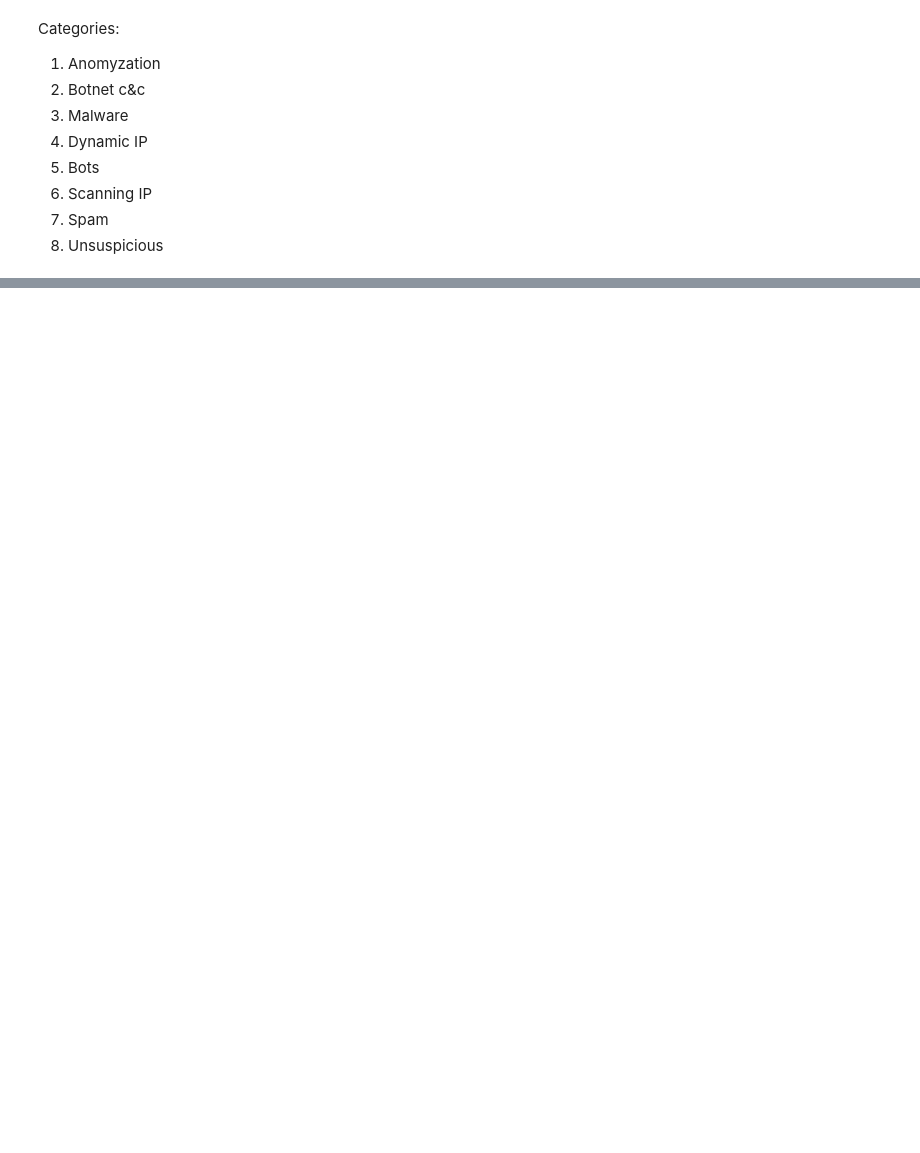
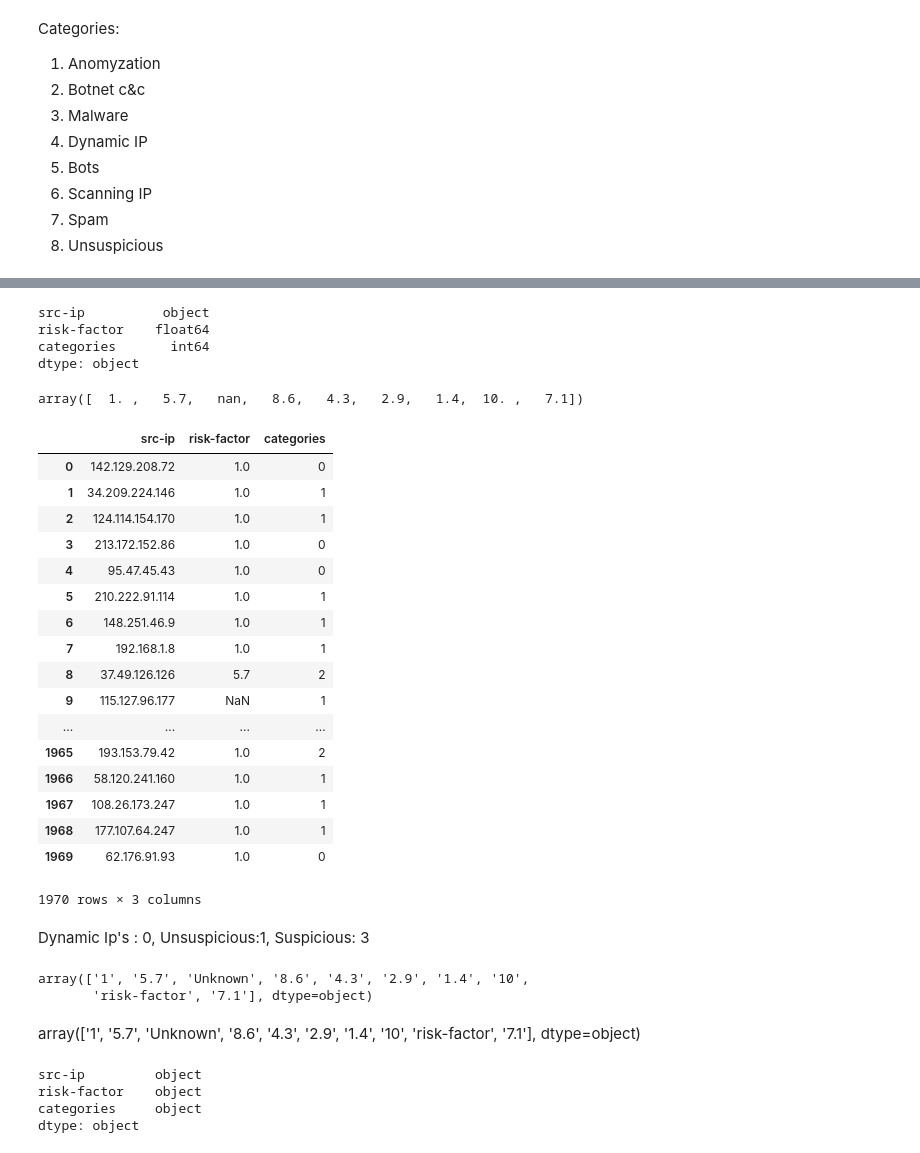
Before and after one commit to shradhaN/Major-Project, a Jupyter notebook: clean-categorizaation.ipynb, the cells around one changed output, grey strips where cells are left out. Saved outputs shown, nothing was run; the diff lists cells and outputs as text; code cells hidden in the pictures; blank space fills up the shorter version.

```diff
--- a/clean-categorizaation.ipynb
+++ b/clean-categorizaation.ipynb
@@ -35,0 +177,2 @@ Categories:
+# %%
+df = pd.read_csv("categories_as_numeric.csv")
@@ -35,0 +183,7 @@ Categories:
+# %%
+df.dtypes
+# %% [output]
+src-ip          object
+risk-factor    float64
+categories       int64
+dtype: object
@@ -35,0 +192,2 @@ Categories:
+# %%
+df['risk-factor']=df['risk-factor'].fillna(df['risk-factor'].mean())
@@ -35,0 +196,35 @@ Categories:
+# %%
+df['risk-factor'].unique()
+# %% [output]
+array([  1. ,   5.7,   nan,   8.6,   4.3,   2.9,   1.4,  10. ,   7.1])
+# %%
+df
+# %% [output]
+|  | src-ip | risk-factor | categories |
+| 0 | 142.129.208.72 | 1.0 | 0 |
+| 1 | 34.209.224.146 | 1.0 | 1 |
+| 2 | 124.114.154.170 | 1.0 | 1 |
+| 3 | 213.172.152.86 | 1.0 | 0 |
+| 4 | 95.47.45.43 | 1.0 | 0 |
+| 5 | 210.222.91.114 | 1.0 | 1 |
+| 6 | 148.251.46.9 | 1.0 | 1 |
+| 7 | 192.168.1.8 | 1.0 | 1 |
+| 8 | 37.49.126.126 | 5.7 | 2 |
+| 9 | 115.127.96.177 | NaN | 1 |
+| ... | ... | ... | ... |
+| 1965 | 193.153.79.42 | 1.0 | 2 |
+| 1966 | 58.120.241.160 | 1.0 | 1 |
+| 1967 | 108.26.173.247 | 1.0 | 1 |
+| 1968 | 177.107.64.247 | 1.0 | 1 |
+| 1969 | 62.176.91.93 | 1.0 | 0 |
+1970 rows × 3 columns
+# %% [markdown]
+Dynamic Ip's : 0, Unsuspicious:1, Suspicious: 3
+# %%
+df['risk-factor'].unique()
+# %% [output]
+array(['1', '5.7', 'Unknown', '8.6', '4.3', '2.9', '1.4', '10',
+       'risk-factor', '7.1'], dtype=object)
+# %% [markdown]
+array(['1', '5.7', 'Unknown', '8.6', '4.3', '2.9', '1.4', '10',
+       'risk-factor', '7.1'], dtype=object)
@@ -35,0 +233,7 @@ Categories:
+# %%
+df.dtypes
+# %% [output]
+src-ip         object
+risk-factor    object
+categories     object
+dtype: object
```
Also changed, not shown: parts of 41 cells of this notebook, 14 other files.
